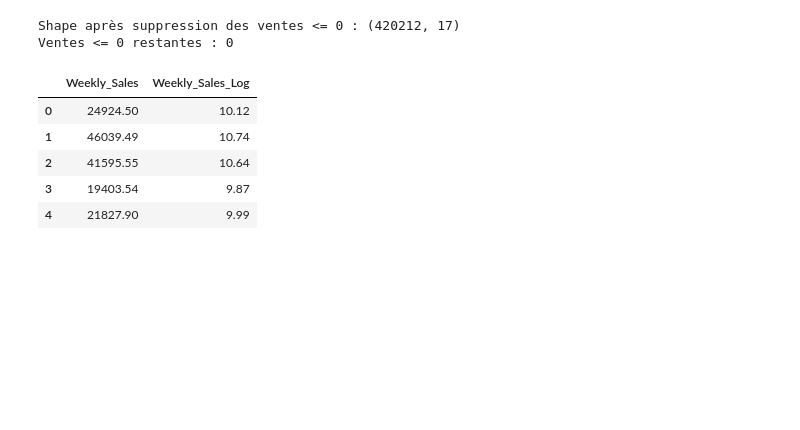
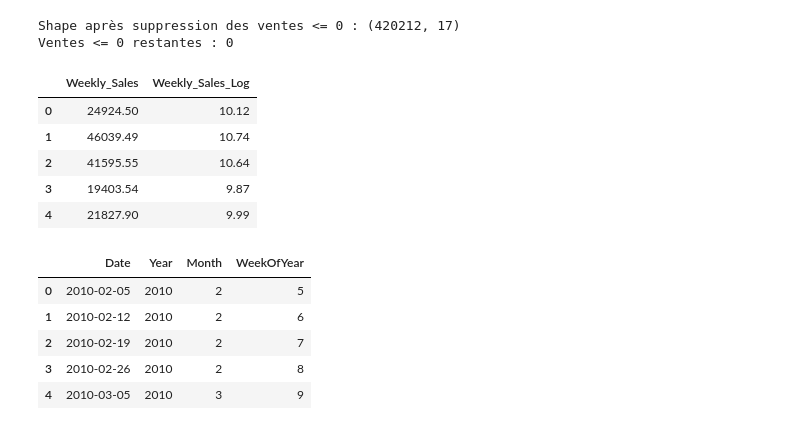
Before and after one commit to aichaghanam/Walmart_Sales_Forecast, a Jupyter notebook: Partie 1- Nettoyage et Exploration.ipynb, the cells around one changed output. Cells and saved outputs as stored; diff of their text form; code cells hidden in the pictures; blank space fills up the shorter version.

Commit message:
Extraction des composantes temporelles

```diff
--- a/Partie 1- Nettoyage et Exploration.ipynb
+++ b/Partie 1- Nettoyage et Exploration.ipynb
@@ -999,3 +996,22 @@ Ventes <= 0 restantes : 0
 | 2 | 41595.55 | 10.64 |
 | 3 | 19403.54 | 9.87 |
 | 4 | 21827.90 | 9.99 |
+# %%
+# Extraction des composantes temporelles
+df["Year"] = df["Date"].dt.year
+df["Month"] = df["Date"].dt.month
+df["WeekOfYear"] = df["Date"].dt.isocalendar().week.astype(int)
+df["DayOfWeek"] = df["Date"].dt.dayofweek
+
+# Si DayOfWeek est constant, on peut le supprimer
+if df["DayOfWeek"].nunique() == 1:
+    df = df.drop(columns=["DayOfWeek"])
+
+df[["Date", "Year", "Month", "WeekOfYear"]].head()
+# %% [output]
+|  | Date | Year | Month | WeekOfYear |
+| 0 | 2010-02-05 | 2010 | 2 | 5 |
+| 1 | 2010-02-12 | 2010 | 2 | 6 |
+| 2 | 2010-02-19 | 2010 | 2 | 7 |
+| 3 | 2010-02-26 | 2010 | 2 | 8 |
+| 4 | 2010-03-05 | 2010 | 3 | 9 |
```
Also changed, not shown: parts of 2 cells of this notebook.
